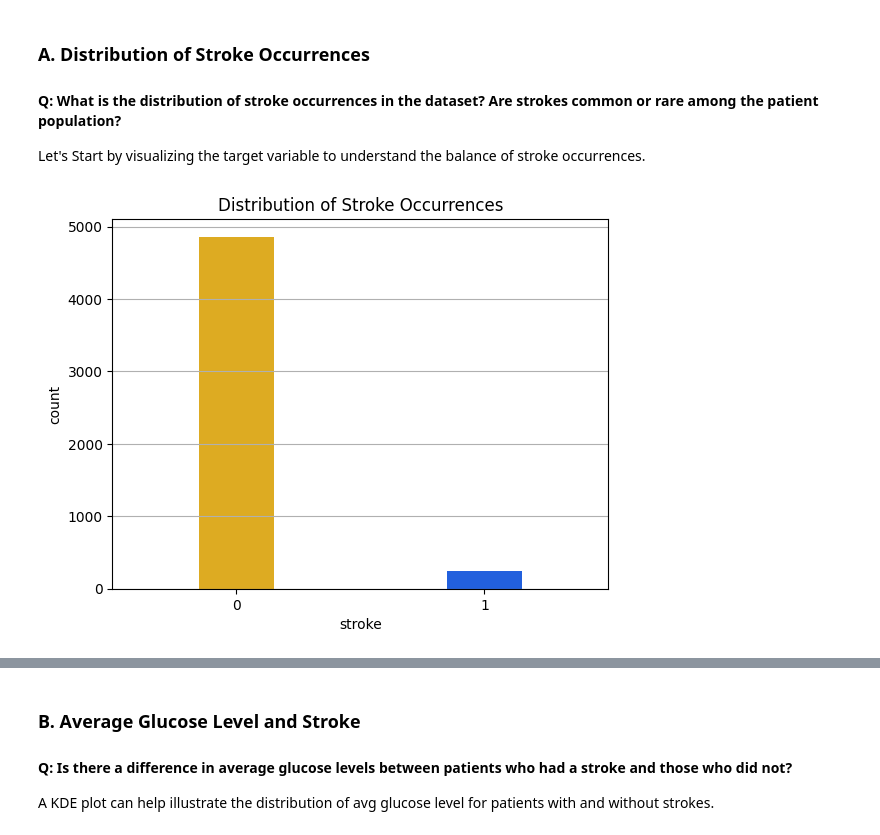
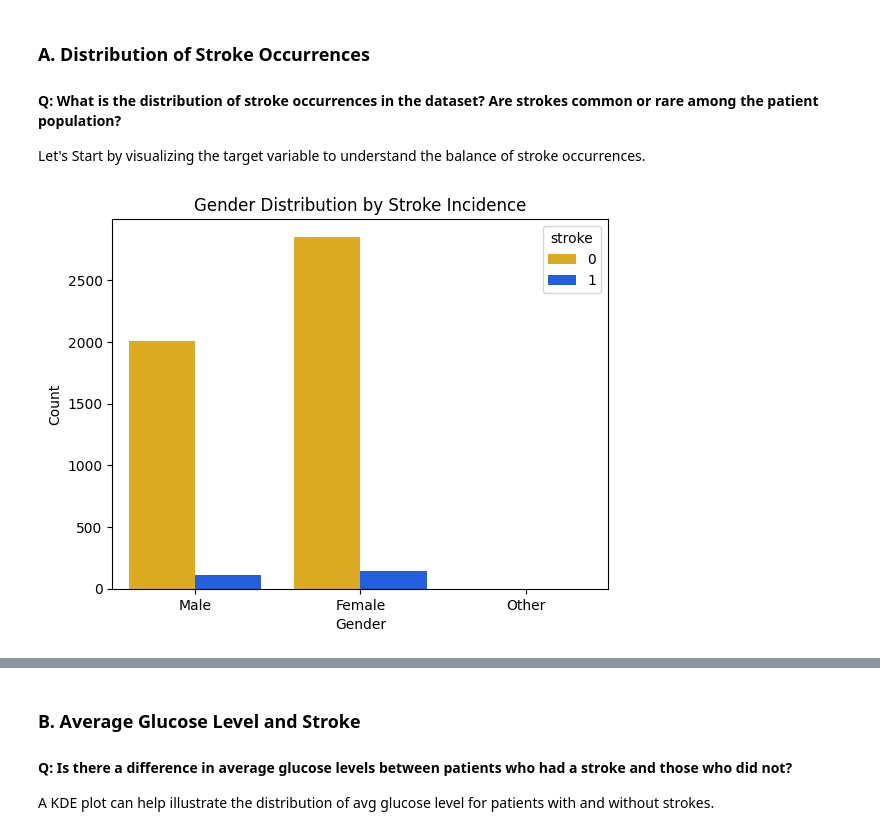
Before and after one commit to Kuldeep7k/Healthcare_Analysis_for_Stroke_Prediction, a Jupyter notebook: Healthcare Stroke Project.ipynb, the cells around one changed output, grey strips where cells are left out. Drawn from its saved outputs; the diff is of its cells as text; code cells hidden in the pictures.

```diff
--- a/Healthcare Stroke Project.ipynb
+++ b/Healthcare Stroke Project.ipynb
@@ -267,9 +267,10 @@ Utilizing data visualization techniques, this study aims to communicate findings
 Let's Start by visualizing the target variable to understand the balance of stroke occurrences.
 # %%
 # Plotting countplot to understand the balance of stroke occurrences.
-sns.countplot(data=df, x='stroke', width=0.3, palette=['#fcba03', '#0356fc'])
-plt.title('Distribution of Stroke Occurrences')
-plt.grid(axis='y')
+sns.countplot(data=df, x='gender', hue='stroke', palette=['#fcba03', '#0356fc'])
+plt.title("Gender Distribution by Stroke Incidence")
+plt.xlabel("Gender")
+plt.ylabel("Count")
 plt.show()
 # %% [output]
-[figure, old version]
+[figure, new version]
```
Also changed, not shown: parts of 16 cells of this notebook.
